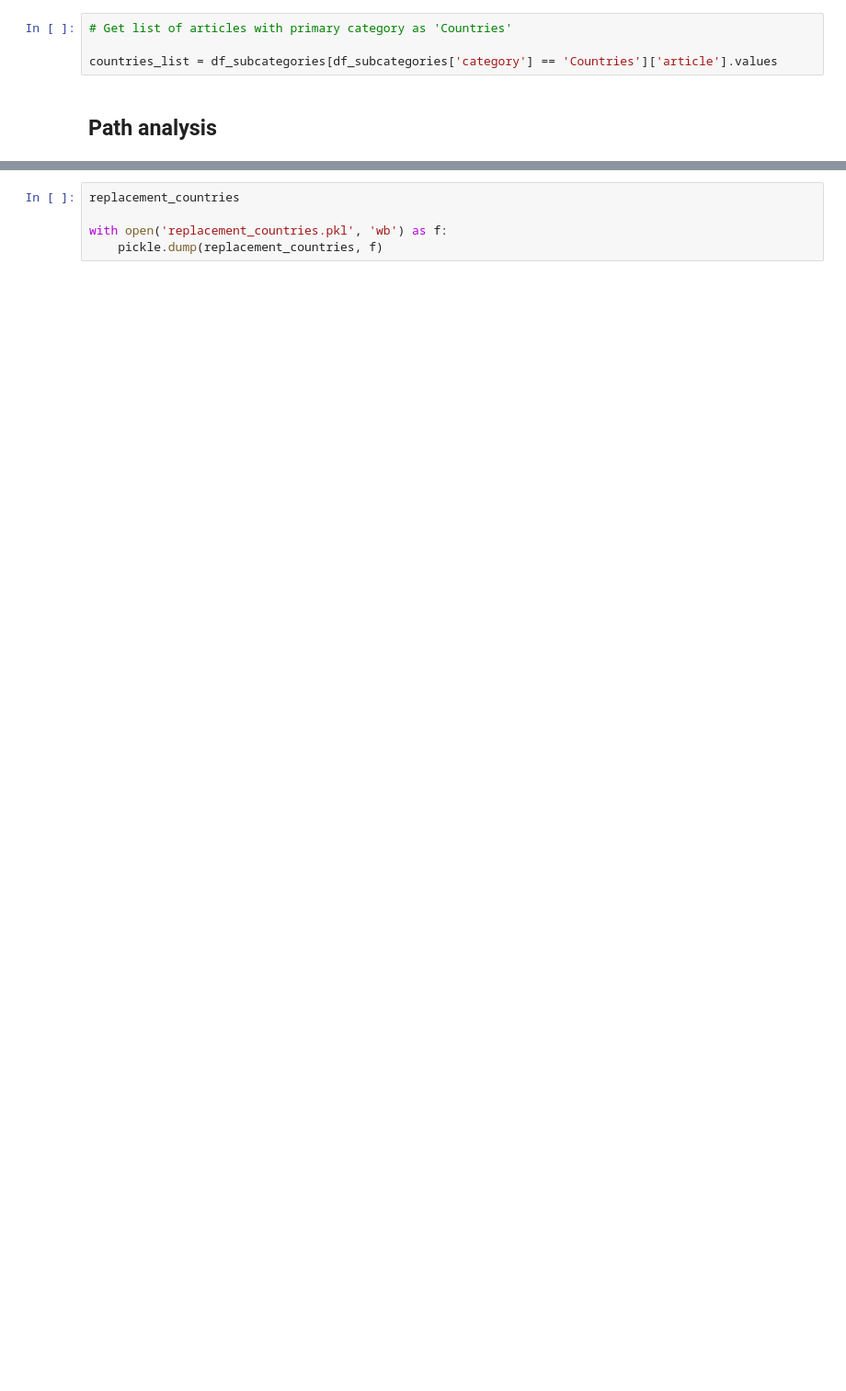
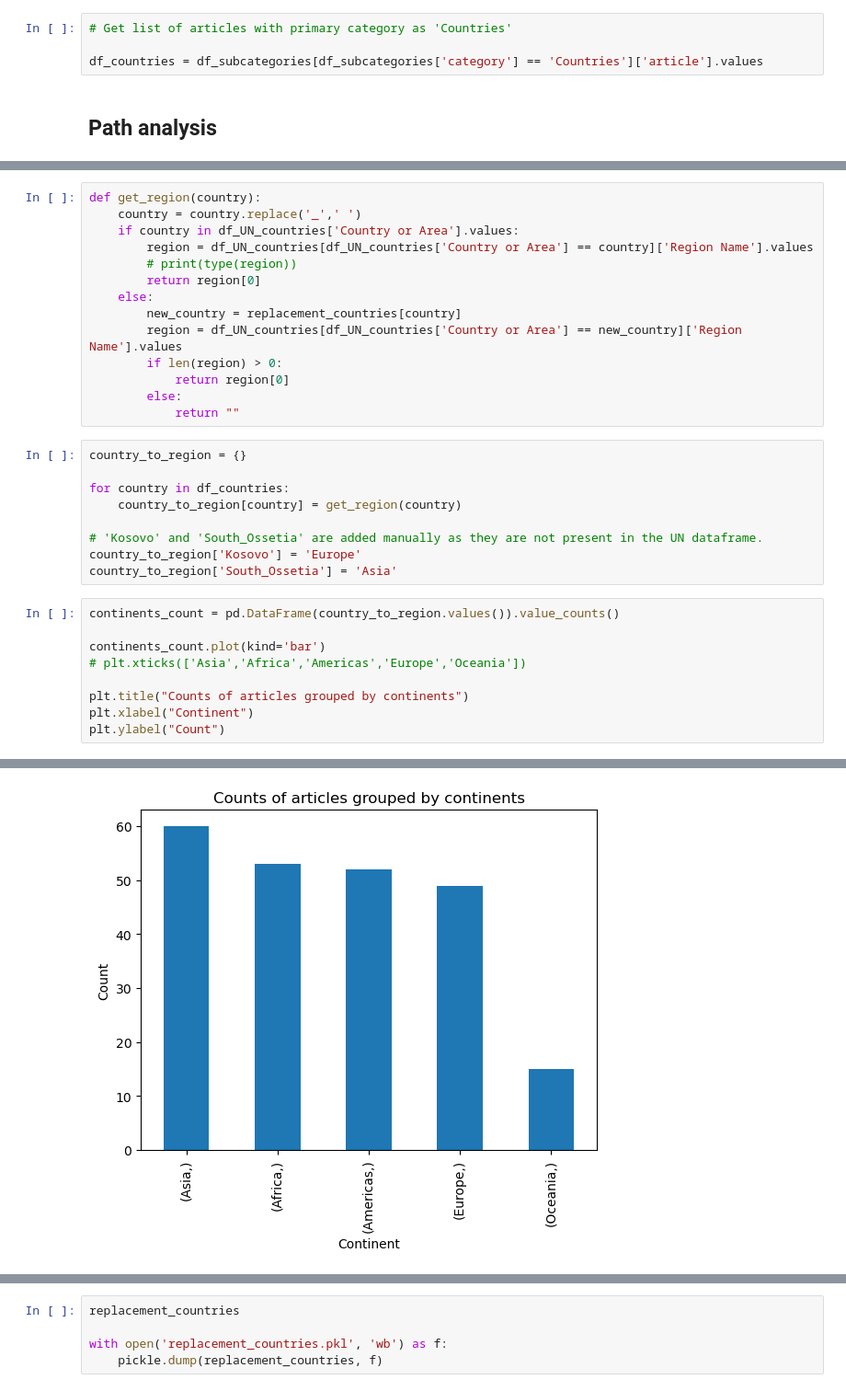
Before and after one commit to epfl-ada/ada-2023-project-jellyfish401, a Jupyter notebook: data_obvservation.ipynb, the cells around one changed output, grey strips where cells are left out. Shown at 92% size. Drawn from its saved outputs; the diff is of its cells as text; blank space fills up the shorter version.

```diff
--- a/data_obvservation.ipynb
+++ b/data_obvservation.ipynb
@@ -111,7 +94,7 @@ display(df_subcategories)
 # %%
 # Get list of articles with primary category as 'Countries'
 
-countries_list = df_subcategories[df_subcategories['category'] == 'Countries']['article'].values
+df_countries = df_subcategories[df_subcategories['category'] == 'Countries']['article'].values
 # %% [markdown]
 ## Path analysis
 # %%
@@ -184,0 +172,33 @@ replacement_country_names = [
+# %%
+def get_region(country):
+    country = country.replace('_',' ')
+    if country in df_UN_countries['Country or Area'].values:
+        region = df_UN_countries[df_UN_countries['Country or Area'] == country]['Region Name'].values
+        # print(type(region))
+        return region[0]
+    else:
+        new_country = replacement_countries[country]
+        region = df_UN_countries[df_UN_countries['Country or Area'] == new_country]['Region Name'].values
+        if len(region) > 0:
+            return region[0]
+        else:
+            return ""
+# %%
+country_to_region = {}
+
+for country in df_countries:
+    country_to_region[country] = get_region(country)
+
+# 'Kosovo' and 'South_Ossetia' are added manually as they are not present in the UN dataframe.
+country_to_region['Kosovo'] = 'Europe'
+country_to_region['South_Ossetia'] = 'Asia'
+# %%
+continents_count = pd.DataFrame(country_to_region.values()).value_counts()
+
+continents_count.plot(kind='bar')
+# plt.xticks(['Asia','Africa','Americas','Europe','Oceania'])
+
+plt.title("Counts of articles grouped by continents")
+plt.xlabel("Continent")
+plt.ylabel("Count")
+# %% [output]
@@ -185 +206,2 @@ replacement_country_names = [
+[figure, added]
 # %%
```
Also changed, not shown: parts of 22 cells of this notebook, 1 other file.
